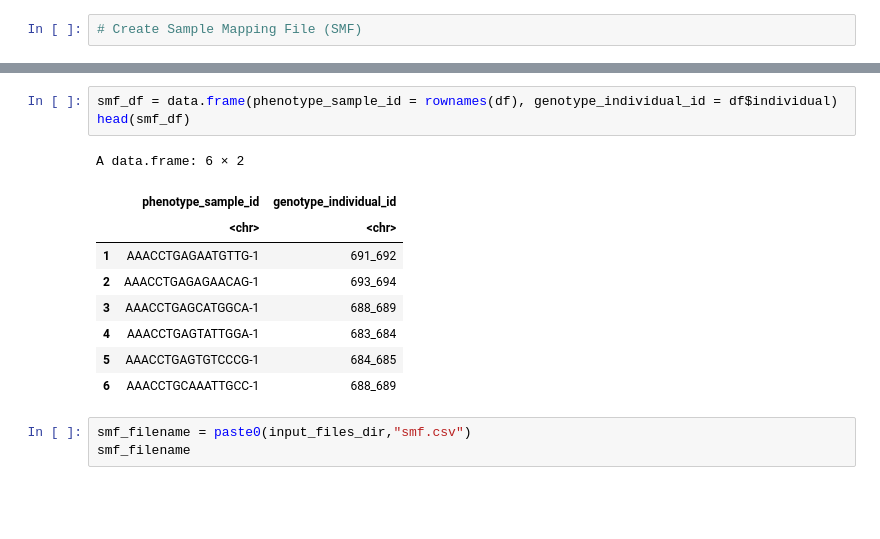
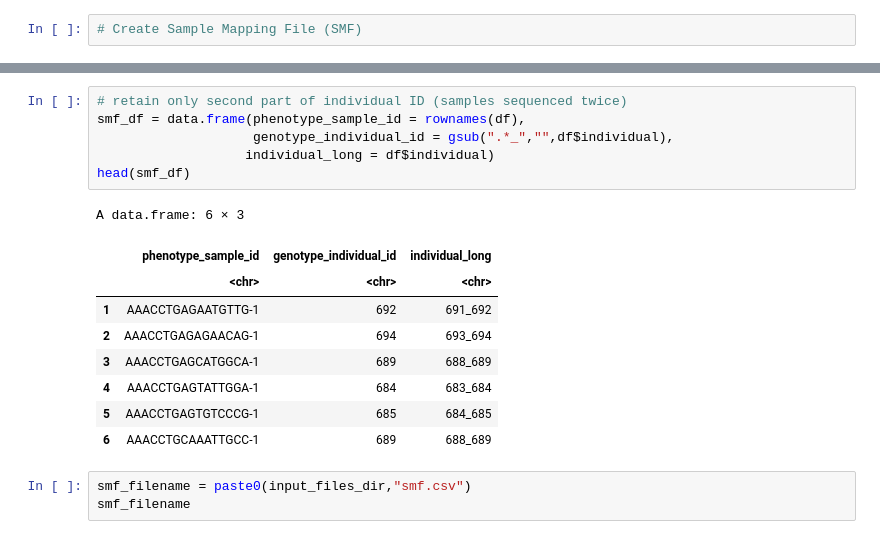
Before and after one commit to annacuomo/TenK10K_analyses, a Jupyter notebook: Load single-cell data.ipynb, the cells around one changed output, grey strips where cells are left out. Cells and saved outputs as stored; diff of their text form; blank space fills up the shorter version.

```diff
--- a/Load single-cell data.ipynb
+++ b/Load single-cell data.ipynb
@@ -327,16 +286,19 @@ ggplot(df_to_plot, aes(x=UMAP_1, y = UMAP_2, colour = cell_type)) + geom_point()
 # %%
-smf_df = data.frame(phenotype_sample_id = rownames(df), genotype_individual_id = df$individual)
+# retain only second part of individual ID (samples sequenced twice)
+smf_df = data.frame(phenotype_sample_id = rownames(df),
+                    genotype_individual_id = gsub(".*_","",df$individual),
+                   individual_long = df$individual)
 head(smf_df)
 # %% [output]
-A data.frame: 6 × 2
+A data.frame: 6 × 3
-|  | phenotype_sample_id | genotype_individual_id |
-|  | <chr> | <chr> |
-| 1 | AAACCTGAGAATGTTG-1 | 691_692 |
-| 2 | AAACCTGAGAGAACAG-1 | 693_694 |
-| 3 | AAACCTGAGCATGGCA-1 | 688_689 |
-| 4 | AAACCTGAGTATTGGA-1 | 683_684 |
-| 5 | AAACCTGAGTGTCCCG-1 | 684_685 |
-| 6 | AAACCTGCAAATTGCC-1 | 688_689 |
+|  | phenotype_sample_id | genotype_individual_id | individual_long |
+|  | <chr> | <chr> | <chr> |
+| 1 | AAACCTGAGAATGTTG-1 | 692 | 691_692 |
+| 2 | AAACCTGAGAGAACAG-1 | 694 | 693_694 |
+| 3 | AAACCTGAGCATGGCA-1 | 689 | 688_689 |
+| 4 | AAACCTGAGTATTGGA-1 | 684 | 683_684 |
+| 5 | AAACCTGAGTGTCCCG-1 | 685 | 684_685 |
+| 6 | AAACCTGCAAATTGCC-1 | 689 | 688_689 |
 # %%
 smf_filename = paste0(input_files_dir,"smf.csv")
 smf_filename
```
Also changed, not shown: parts of 35 cells of this notebook.
